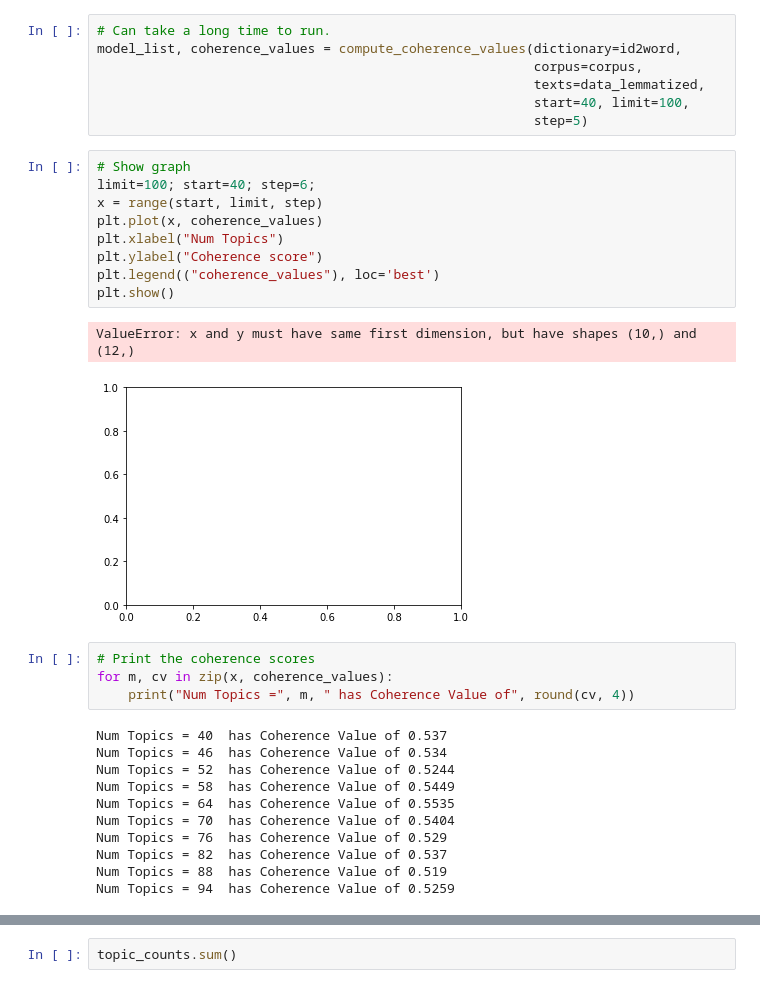
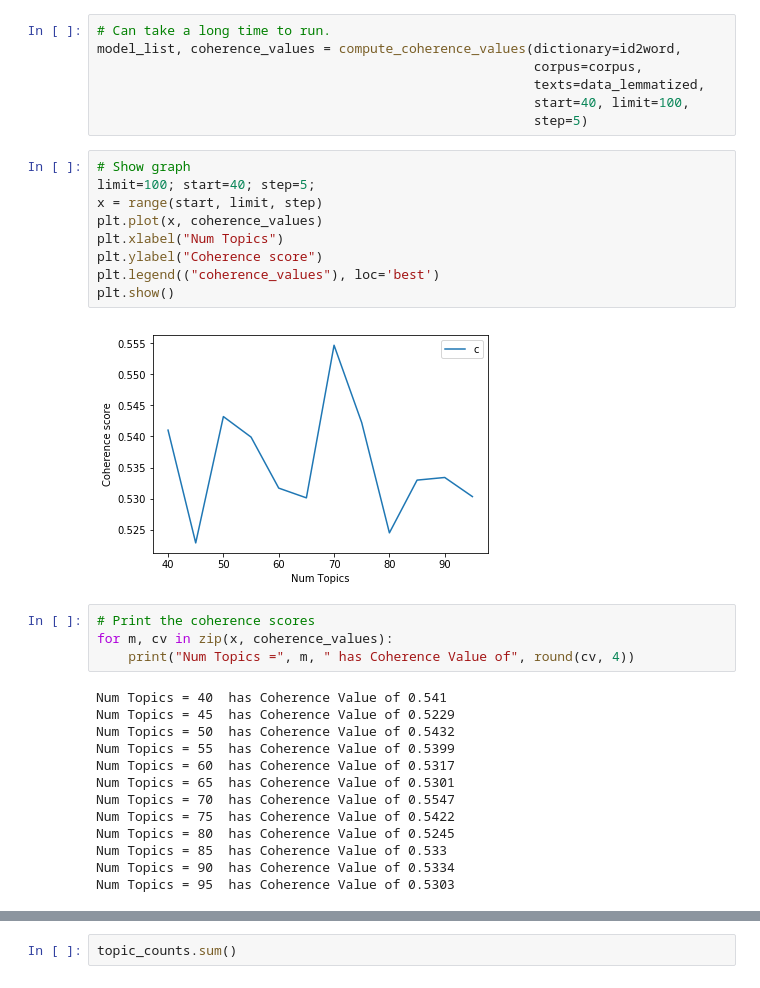
Before and after one commit to siddhesh503/Topic-Modelling, a Jupyter notebook: AMDTopicFinal.ipynb, the cells around one changed output, grey strips where cells are left out. Cells and saved outputs as stored; diff of their text form.

```diff
--- a/AMDTopicFinal.ipynb
+++ b/AMDTopicFinal.ipynb
@@ -317,31 +390,32 @@ model_list, coherence_values = compute_coherence_values(dictionary=id2word,
                                                         step=5)
 # %%
 # Show graph
-limit=100; start=40; step=6;
+limit=100; start=40; step=5;
 x = range(start, limit, step)
 plt.plot(x, coherence_values)
 plt.xlabel("Num Topics")
 plt.ylabel("Coherence score")
 plt.legend(("coherence_values"), loc='best')
 plt.show()
 # %% [output]
-ValueError: x and y must have same first dimension, but have shapes (10,) and (12,)
-[figure, old version]
+[figure, new version]
 # %%
 # Print the coherence scores
 for m, cv in zip(x, coherence_values):
     print("Num Topics =", m, " has Coherence Value of", round(cv, 4))
 # %% [output]
-Num Topics = 40  has Coherence Value of 0.537
-Num Topics = 46  has Coherence Value of 0.534
-Num Topics = 52  has Coherence Value of 0.5244
-Num Topics = 58  has Coherence Value of 0.5449
-Num Topics = 64  has Coherence Value of 0.5535
-Num Topics = 70  has Coherence Value of 0.5404
-Num Topics = 76  has Coherence Value of 0.529
-Num Topics = 82  has Coherence Value of 0.537
-Num Topics = 88  has Coherence Value of 0.519
-Num Topics = 94  has Coherence Value of 0.5259
+Num Topics = 40  has Coherence Value of 0.541
+Num Topics = 45  has Coherence Value of 0.5229
+Num Topics = 50  has Coherence Value of 0.5432
+Num Topics = 55  has Coherence Value of 0.5399
+Num Topics = 60  has Coherence Value of 0.5317
+Num Topics = 65  has Coherence Value of 0.5301
+Num Topics = 70  has Coherence Value of 0.5547
+Num Topics = 75  has Coherence Value of 0.5422
+Num Topics = 80  has Coherence Value of 0.5245
+Num Topics = 85  has Coherence Value of 0.533
+Num Topics = 90  has Coherence Value of 0.5334
+Num Topics = 95  has Coherence Value of 0.5303
 # %%
 optimal_model = model_list[4]
 # optimal_model = gensim.models.wrappers.ldamallet.malletmodel2ldamodel(optimal_model)
```
Also changed, not shown: parts of 14 cells of this notebook.
